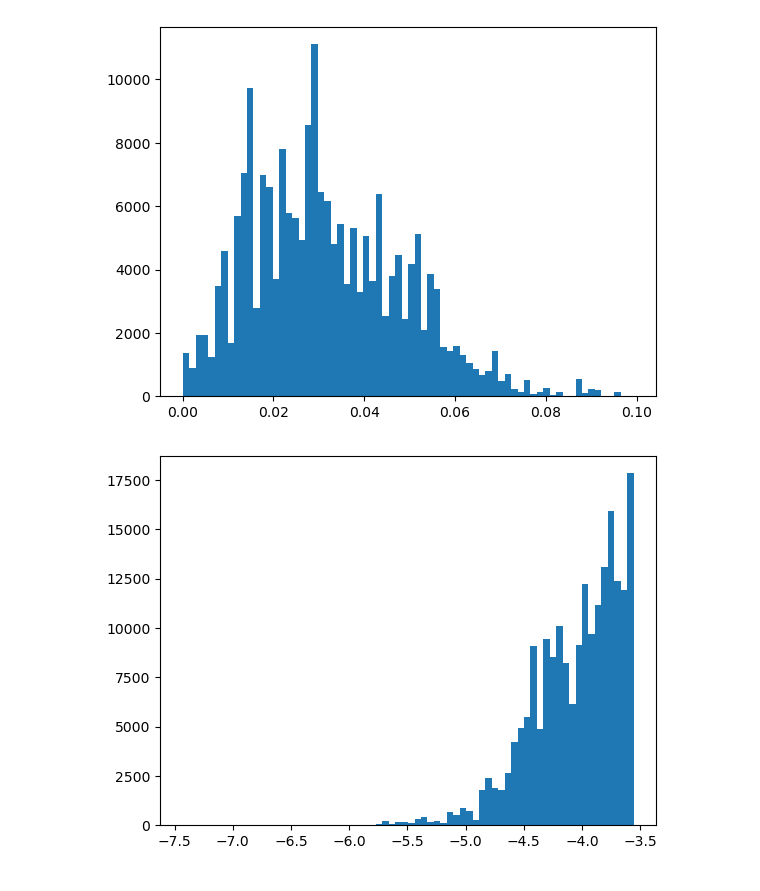
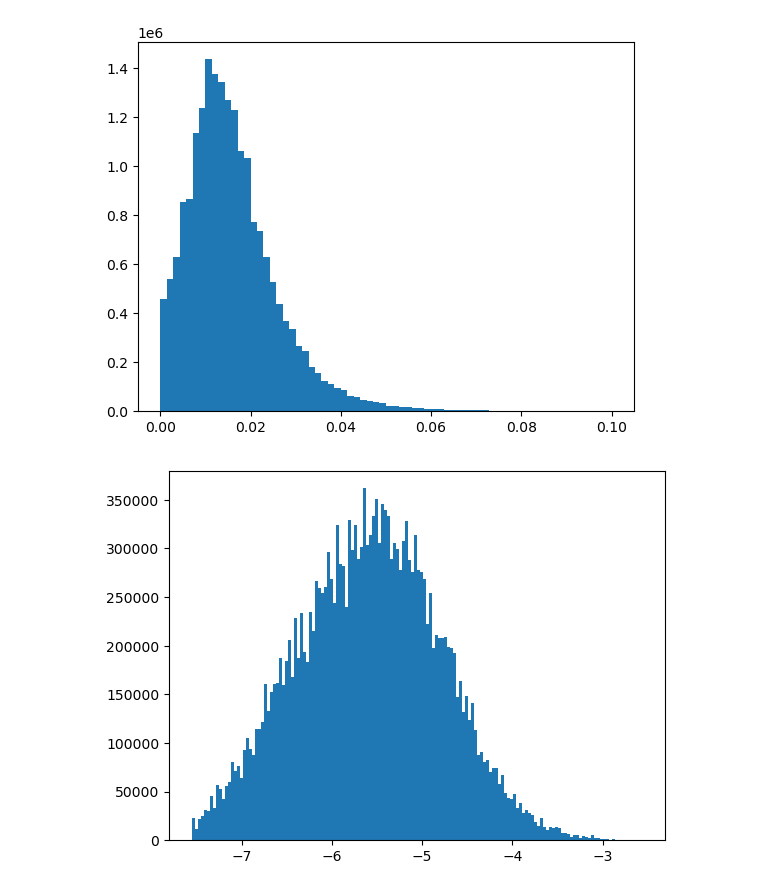
Before and after one commit to PhillipPapastefanou/SimPHony, a Jupyter notebook: py/appl/MCMC/lol.ipynb, the cells around one changed output. Drawn from its saved outputs; the diff is of its cells as text; code cells hidden in the pictures.

```diff
--- a/py/appl/MCMC/lol.ipynb
+++ b/py/appl/MCMC/lol.ipynb
@@ -4,4 +4,4 @@ import matplotlib.pyplot as plt
 import xarray as xr
 import pandas as pd
 # %%
-df =xr.open_dataset(f"A.nc").to_pandas()
+df =xr.open_dataset(f"fix/Combs.nc").to_pandas()
@@ -33,9 +34,10 @@ plt.hist(df['g1'], bins=70);
 # %%
 plt.hist(df['g0'], bins=70);
+plt.savefig("test.png")
 # %% [output]
-[figure, old version]
+[figure, new version]
 # %%
-plt.hist(np.log10(df['k_soil_sat']) , bins = 70);
+plt.hist(np.log10(df['k_soil_sat']) , bins = 150);
 # %% [output]
-[figure, old version]
+[figure, new version]
 # %%
```
Also changed, not shown: parts of 15 cells of this notebook, 16 other files.
